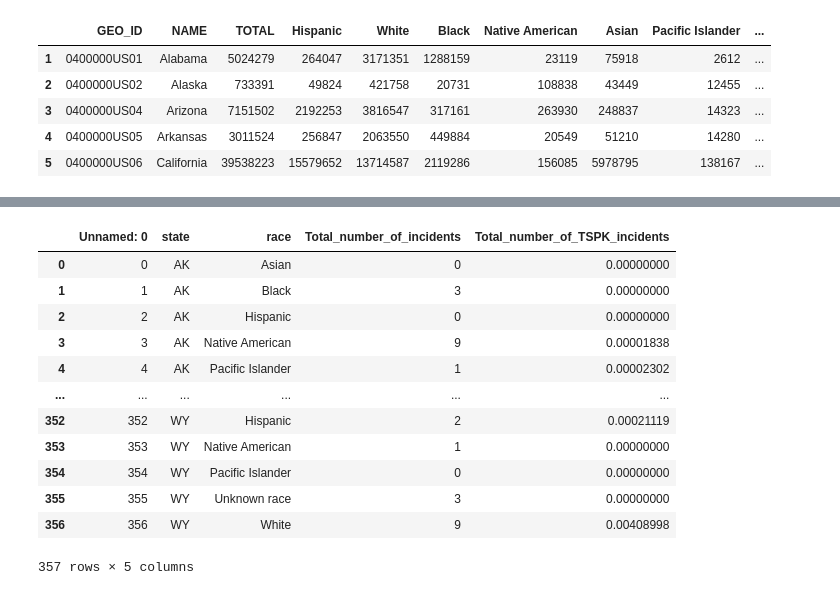
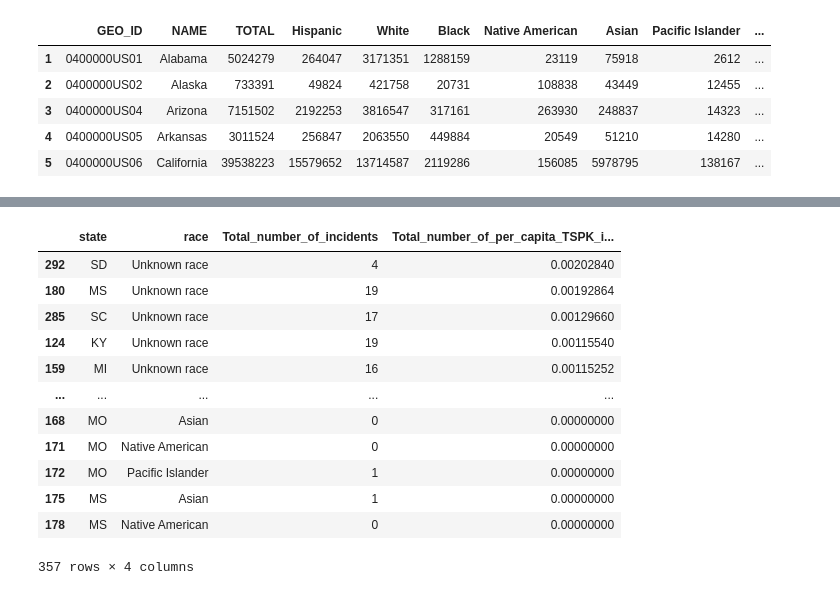
Before and after one commit to Harshinikavuru/amazon-scraper, a Jupyter notebook: Police_killings.ipynb, the cells around one changed output, grey strips where cells are left out. Cells and saved outputs as stored; diff of their text form; code cells hidden in the pictures.

```diff
--- a/Police_killings.ipynb
+++ b/Police_killings.ipynb
@@ -673,29 +610,21 @@ dd
 # %%
+dd=pd.read_csv("/content/tspk_abs.csv")
 a=[]
 for s in states:
   i=0
   j=3
   st = per_capita.loc[per_capita['state'] == s]
   tr= dd.loc[dd['state'] == s].index
-  #print(tr.dtypes)
   tr=(list(tr))
-  #print(tr)
-  print(s)
   for h in rr:
-    #print(i)
     kk=tr[i]
-    #print(kk)
     bb=dd.iloc[kk][4]
-    #print(bb)
     bb1=st.iloc[0][j]
     bb1=int(bb1)
     x=bb/bb1
     x="{:.8f}".format(float(x))
-    #print(x)
     dd.at[kk,'Total_number_of_TSPK_incidents'] = x
-    #dd.iloc[kk][4]=x
-    #print(dd.iloc[kk][4])
     if i<6:
       i=i+1
-    if j<8:
+    if j<9:
       j=j+1
@@ -720,16 +630,0 @@ WY
-# %%
-dd
-# %% [output]
-|  | Unnamed: 0 | state | race | Total_number_of_incidents | Total_number_of_TSPK_incidents |
-| 0 | 0 | AK | Asian | 0 | 0.00000000 |
-| 1 | 1 | AK | Black | 3 | 0.00000000 |
-| 2 | 2 | AK | Hispanic | 0 | 0.00000000 |
-| 3 | 3 | AK | Native American | 9 | 0.00001838 |
-| 4 | 4 | AK | Pacific Islander | 1 | 0.00002302 |
-| ... | ... | ... | ... | ... | ... |
-| 352 | 352 | WY | Hispanic | 2 | 0.00021119 |
-| 353 | 353 | WY | Native American | 1 | 0.00000000 |
-| 354 | 354 | WY | Pacific Islander | 0 | 0.00000000 |
-| 355 | 355 | WY | Unknown race | 3 | 0.00000000 |
-| 356 | 356 | WY | White | 9 | 0.00408998 |
-357 rows × 5 columns
@@ -737,0 +631,19 @@ dd.to_csv('tspk_percap.csv.')
+# %%
+dd=dd.drop([ 'Unnamed: 0'], axis=1)
+dd = dd.rename(columns={'Total_number_of_TSPK_incidents': 'Total_number_of_per_capita_TSPK_incidents'})
+dd.to_csv('tspk_percap.csv')
+dd.sort_values(by="Total_number_of_per_capita_TSPK_incidents",ascending=False)
+# %% [output]
+|  | state | race | Total_number_of_incidents | Total_number_of_per_capita_TSPK_i... |
+| 292 | SD | Unknown race | 4 | 0.00202840 |
+| 180 | MS | Unknown race | 19 | 0.00192864 |
+| 285 | SC | Unknown race | 17 | 0.00129660 |
+| 124 | KY | Unknown race | 19 | 0.00115540 |
+| 159 | MI | Unknown race | 16 | 0.00115252 |
+| ... | ... | ... | ... | ... |
+| 168 | MO | Asian | 0 | 0.00000000 |
+| 171 | MO | Native American | 0 | 0.00000000 |
+| 172 | MO | Pacific Islander | 1 | 0.00000000 |
+| 175 | MS | Asian | 1 | 0.00000000 |
+| 178 | MS | Native American | 0 | 0.00000000 |
+357 rows × 4 columns
```
Also changed, not shown: parts of 38 cells of this notebook.
